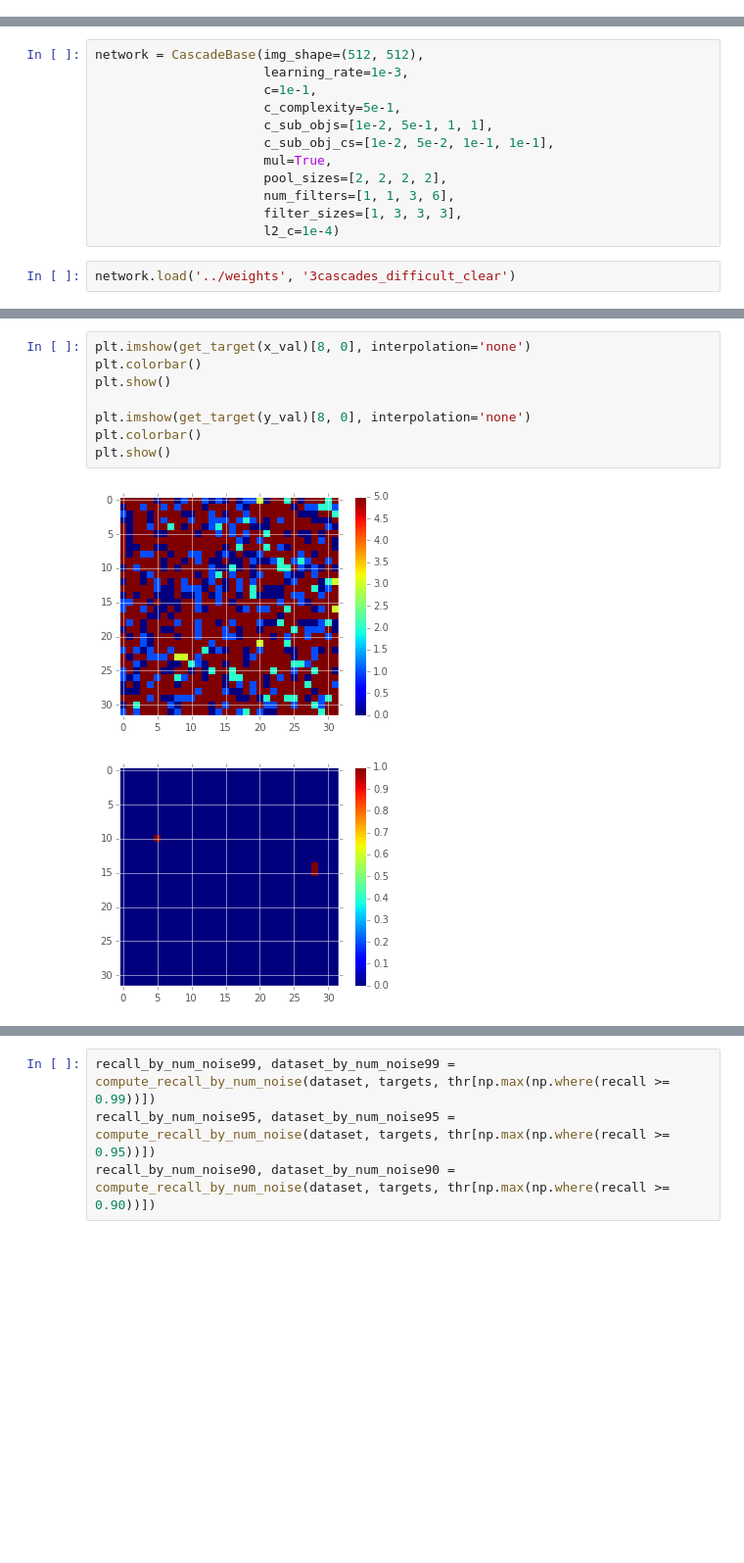
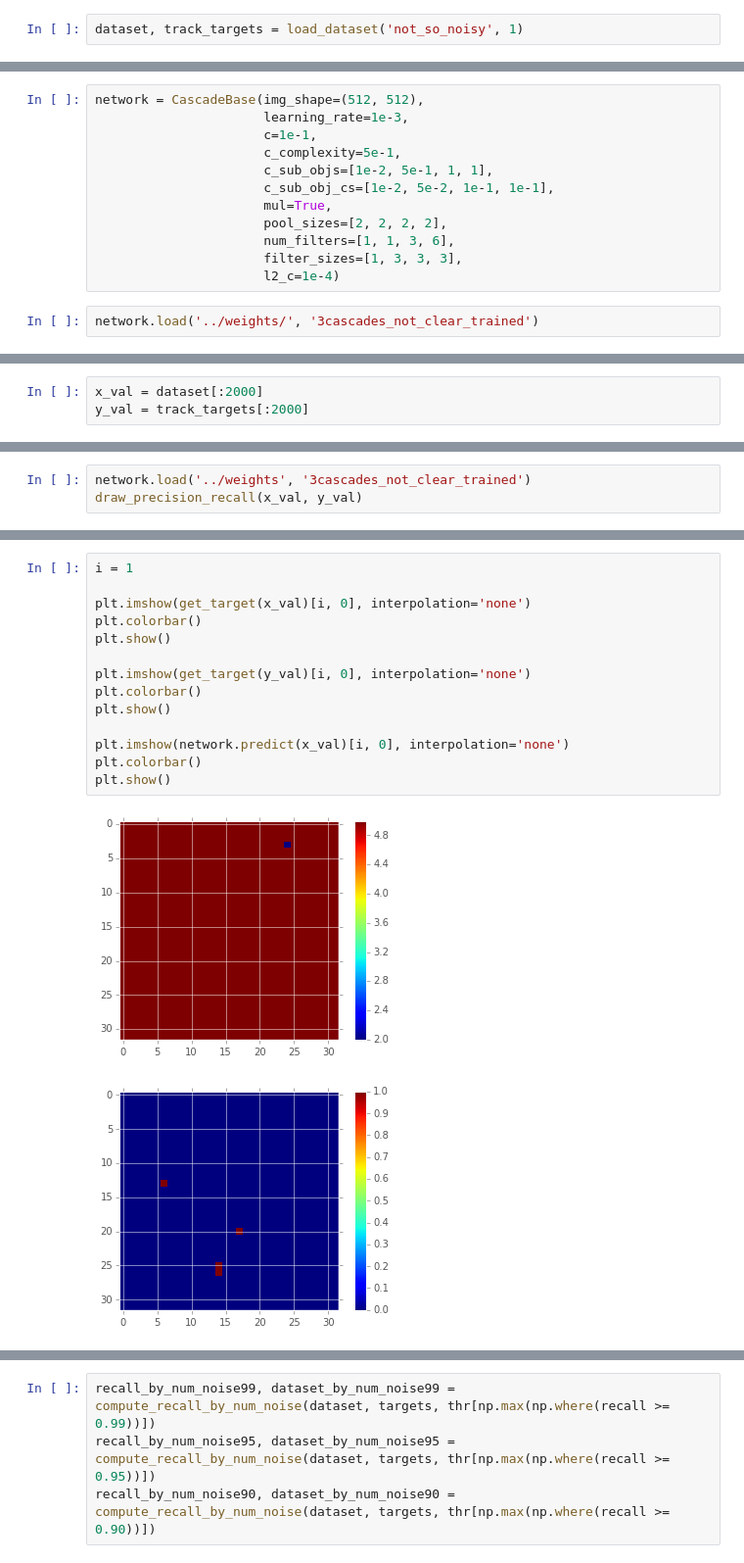
Before and after one commit to Aelphy/muon_trigger, a Jupyter notebook: evals/Complexity estimation.ipynb, the cells around one changed output, grey strips where cells are left out. Shown: that part at 98% size. Cells and saved outputs as stored; diff of their text form; blank space fills up the shorter version.

```diff
--- a/evals/Complexity estimation.ipynb
+++ b/evals/Complexity estimation.ipynb
@@ -39,0 +46,2 @@ track_targets[track_targets <=0] = 0
+# %%
+dataset, track_targets = load_dataset('not_so_noisy', 1)
@@ -56,4 +64,4 @@ network = CascadeBase(img_shape=(512, 512),
                       filter_sizes=[1, 3, 3, 3],
                       l2_c=1e-4)
 # %%
-network.load('../weights', '3cascades_difficult_clear')
+network.load('../weights/', '3cascades_not_clear_trained')
@@ -236,3 +225,6 @@ estimate_complexity = theano.function([network.input_X, network.targets], result
+# %%
+x_val = dataset[:2000]
+y_val = track_targets[:2000]
 # %%
 estimate_complexity(x_val, y_val)
 # %% [output]
@@ -274,0 +253,3 @@ array([ 0.01168449,  1.        ])
+# %%
+network.load('../weights', '3cascades_not_clear_trained')
+draw_precision_recall(x_val, y_val)
@@ -275,11 +260,17 @@ array([ 0.01168449,  1.        ])
 # %%
-plt.imshow(get_target(x_val)[8, 0], interpolation='none')
+i = 1
+
+plt.imshow(get_target(x_val)[i, 0], interpolation='none')
 plt.colorbar()
 plt.show()
 
-plt.imshow(get_target(y_val)[8, 0], interpolation='none')
+plt.imshow(get_target(y_val)[i, 0], interpolation='none')
 plt.colorbar()
 plt.show()
+
+plt.imshow(network.predict(x_val)[i, 0], interpolation='none')
+plt.colorbar()
+plt.show()
 # %% [output]
-[figure, old version]
+[figure, new version]
-[figure, old version]
+[figure, new version]
```
Also changed, not shown: parts of 26 cells of this notebook, 12 other files.
